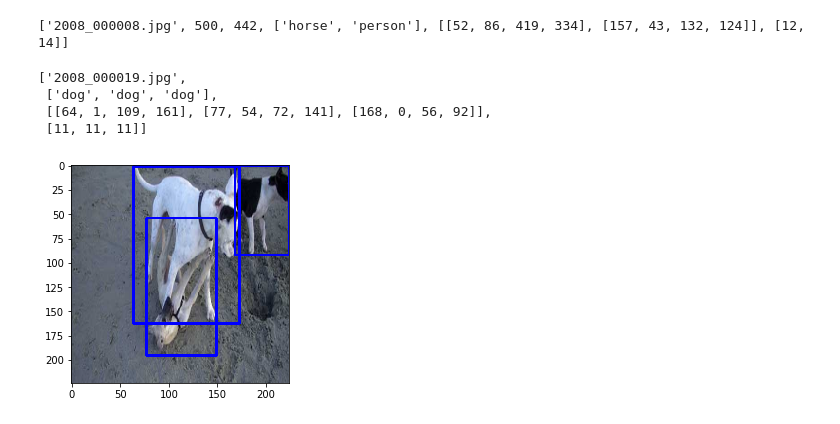
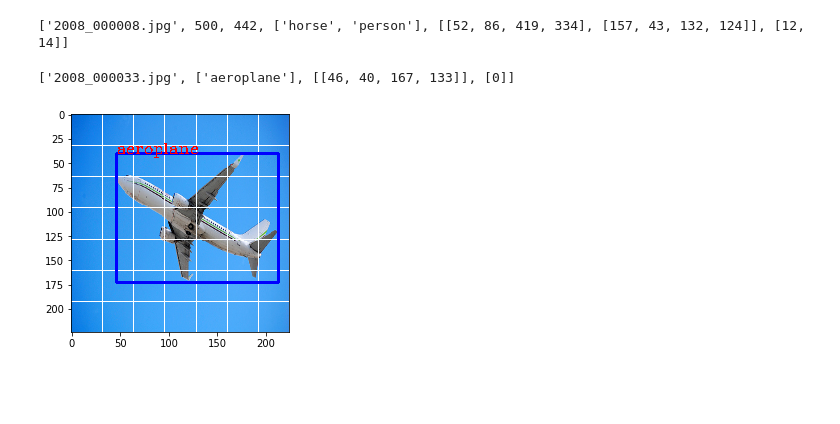
Before and after one commit to MrParosk/ml_playground, a Jupyter notebook: computer_vision/object_detection/yolo_v1.ipynb, the cells around one changed output. Drawn from its saved outputs; the diff is of its cells as text; code cells hidden in the pictures; blank space fills up the shorter version.

```diff
--- a/computer_vision/object_detection/yolo_v1.ipynb
+++ b/computer_vision/object_detection/yolo_v1.ipynb
@@ -81,33 +86,51 @@ for g in grouped_data:
     del g[2]
     del g[1]
 # %%
-example = grouped_data[2]
+example = grouped_data[5]
 example
 # %% [output]
-['2008_000019.jpg',
- ['dog', 'dog', 'dog'],
- [[64, 1, 109, 161], [77, 54, 72, 141], [168, 0, 56, 92]],
- [11, 11, 11]]
+['2008_000033.jpg', ['aeroplane'], [[46, 40, 167, 133]], [0]]
 # %%
 def read_img(img_str, target_size):
     img = cv2.imread(img_str, cv2.IMREAD_UNCHANGED)
     img = cv2.cvtColor(img, cv2.COLOR_BGR2RGB)
     img = cv2.resize(img, (target_size, target_size))
     return img
 
 def draw_boxes(img, boxes):
     for i in range(len(boxes)):
         cv2.rectangle(img, (boxes[i][0], boxes[i][1]),
                       (boxes[i][0] + boxes[i][2], boxes[i][1] + boxes[i][3]), (0, 0, 255), 2)
 
     return img
 
+def draw_grid(img, pixel_step):
+    x = pixel_step
+    y = pixel_step
+
+    while x < img.shape[1]:
+        cv2.line(img, (x, 0), (x, img.shape[0]), color=(255, 255, 255))
+        x += pixel_step
+
+    while y < img.shape[0]:
+        cv2.line(img, (0, y), (img.shape[1], y), color=(255, 255, 255))
+        y += pixel_step
+
+    return img
+
+def draw_text(img, texts, locations):
+    for text, loc in zip(texts, locations):
+        cv2.putText(img, text, (loc[0], loc[1]), cv2.FONT_HERSHEY_COMPLEX, 0.5, (255,0,0), 1)
+    return img
+
 img_str = path + example[0]
 img = read_img(img_str, target_size)
 
+img = draw_grid(img, int(np.ceil(target_size / S)))
 img = draw_boxes(img, example[2])
+img = draw_text(img, example[1], example[2])
 plt.imshow(img)
 plt.show()
 # %% [output]
-[figure, old version]
+[figure, new version]
 # %%
```
Also changed, not shown: parts of 15 cells of this notebook.
